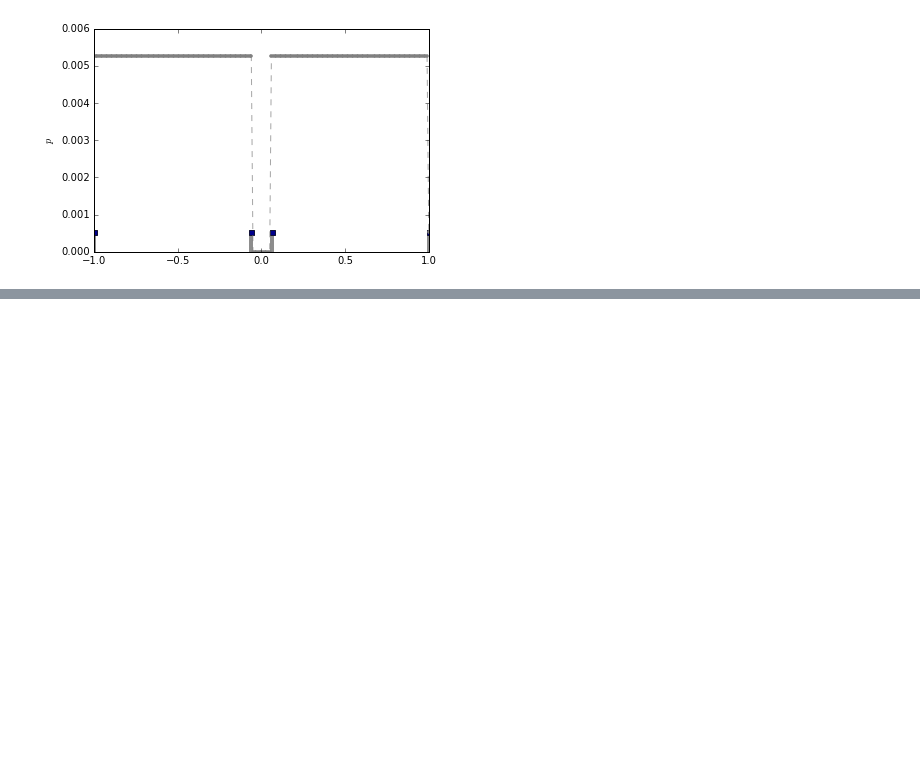
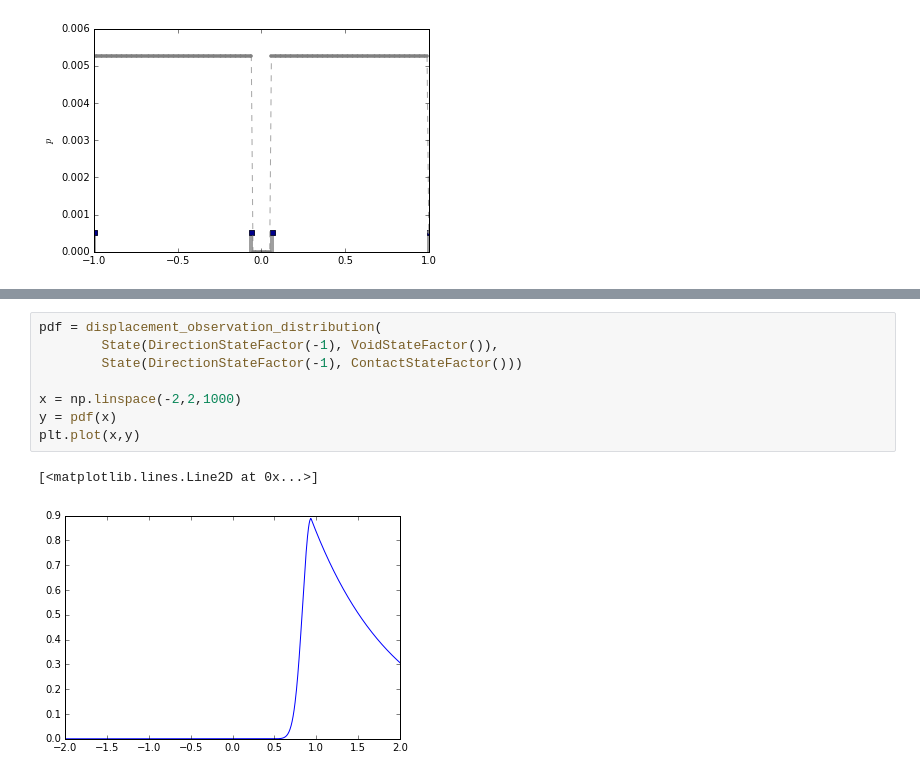
Before and after one commit to goretkin/tactile-pomdp, a Jupyter notebook: 1d-example-jig-object-relative.ipynb, the cells around one changed output, grey strips where cells are left out. Cells and saved outputs as stored; diff of their text form; blank space fills up the shorter version.

Commit message:
start modeling observations.

```diff
--- a/1d-example-jig-object-relative.ipynb
+++ b/1d-example-jig-object-relative.ipynb
@@ -680,0 +784,11 @@ b.metric_variance(), b.metric_mean()
+# %%
+pdf = displacement_observation_distribution(
+        State(DirectionStateFactor(-1), VoidStateFactor()),
+        State(DirectionStateFactor(-1), ContactStateFactor()))
+
+x = np.linspace(-2,2,1000)
+y = pdf(x)
+plt.plot(x,y)
+# %% [output]
+[<matplotlib.lines.Line2D at 0x...>]
+[figure, added]
```
Also changed, not shown: parts of 23 cells of this notebook.
